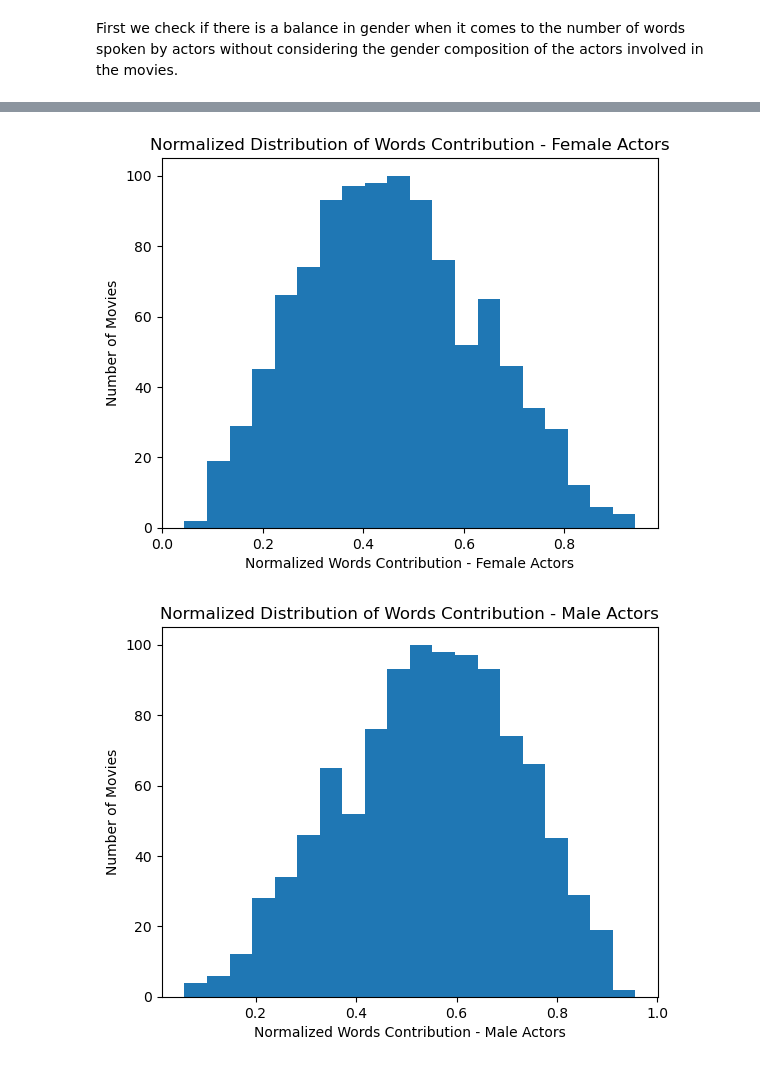
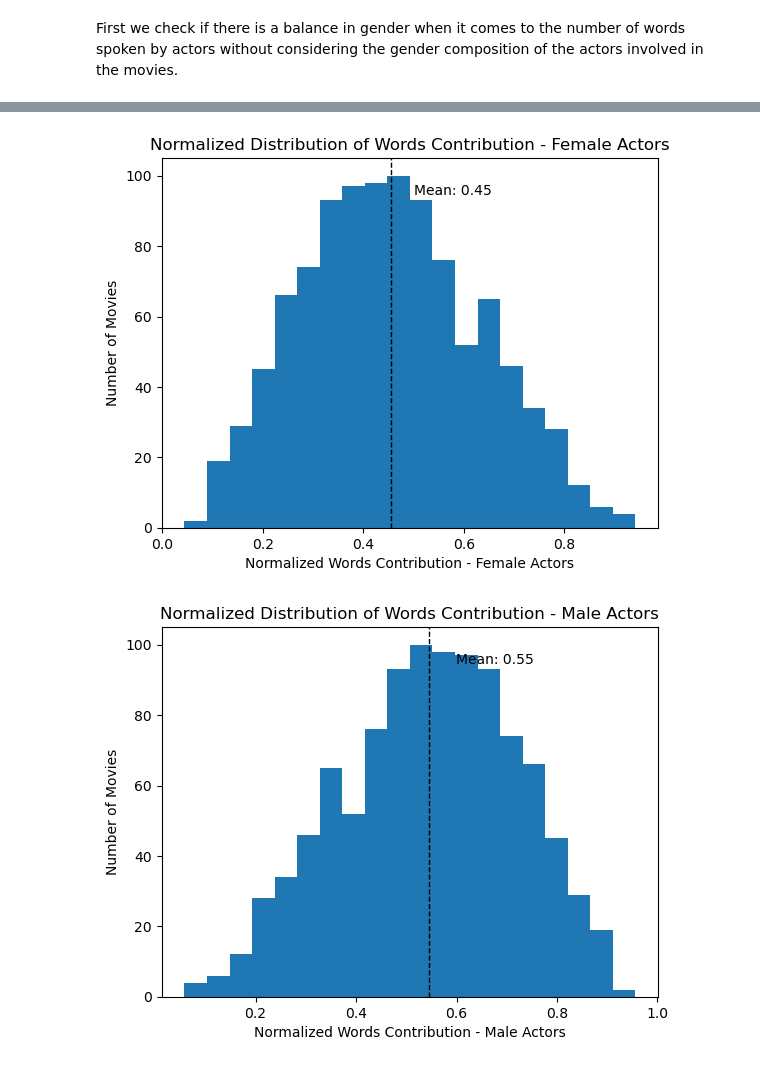
Before and after one commit to dininduviduneth/statistical-machine-learning-uu, a Jupyter notebook: data_analysis/da_dinindu_v1.ipynb, the cells around one changed output, grey strips where cells are left out. Cells and saved outputs as stored; diff of their text form; code cells hidden in the pictures.

```diff
--- a/data_analysis/da_dinindu_v1.ipynb
+++ b/data_analysis/da_dinindu_v1.ipynb
@@ -77,25 +79,25 @@ Then we check if there is a balance in gender when it comes to the number of wor
 # %%
 words_spoken_normalized = train[["Number words female", "Total words", "Number of words lead", "Number words male", "Number of male actors", "Number of female actors", "Lead"]]
 words_spoken_normalized.rename(columns = {"Number words female": "number_words_female", "Number words male": "number_words_male", "Number of words lead": "number_words_lead", "Total words": "total_words", "Number of male actors": "male_actors", "Number of female actors": "female_actors", "Lead": "lead"}, inplace = True)
 
 words_spoken_normalized["no_of_actors"] = words_spoken_normalized.male_actors + words_spoken_normalized.female_actors
 words_spoken_normalized["female_presence"] = words_spoken_normalized.female_actors / words_spoken_normalized.no_of_actors
 words_spoken_normalized["male_presence"] = words_spoken_normalized.male_actors / words_spoken_normalized.no_of_actors
 
 # Adding lead's word count to respective gender
 words_spoken_normalized.number_words_female = words_spoken_normalized.apply(lambda row : (row.number_words_female + row.number_words_lead) if row.lead == "Female" else row.number_words_female, axis = 1)
 words_spoken_normalized.number_words_male = words_spoken_normalized.apply(lambda row : (row.number_words_male + row.number_words_lead) if row.lead == "Male" else row.number_words_male, axis = 1)
 
 # Normalizing the words spoken based on presence
 words_spoken_normalized.number_words_female = words_spoken_normalized.apply(lambda row: (row.number_words_female / row.female_presence) if row.female_presence > 0 else row.number_of_female, axis = 1)
 words_spoken_normalized.number_words_male = words_spoken_normalized.apply(lambda row: (row.number_words_male / row.male_presence) if row.male_presence > 0 else row.number_of_male, axis = 1)
 
 # Calculating the percentage word contribution for each gender
 words_spoken_normalized["words_contribution_female"] = words_spoken_normalized.number_words_female / (words_spoken_normalized.number_words_female + words_spoken_normalized.number_words_male)
 words_spoken_normalized["words_contribution_male"] = words_spoken_normalized.number_words_male / (words_spoken_normalized.number_words_female + words_spoken_normalized.number_words_male)
 
-draw_histogram(words_spoken_normalized.words_contribution_female, 20, "Normalized Words Contribution - Female Actors", "Number of Movies", "Normalized Distribution of Words Contribution - Female Actors")
-draw_histogram(words_spoken_normalized.words_contribution_male, 20, "Normalized Words Contribution - Male Actors", "Number of Movies", "Normalized Distribution of Words Contribution - Male Actors")
+draw_histogram(words_spoken_normalized.words_contribution_female, 20, "Normalized Words Contribution - Female Actors", "Number of Movies", "Normalized Distribution of Words Contribution - Female Actors", True)
+draw_histogram(words_spoken_normalized.words_contribution_male, 20, "Normalized Words Contribution - Male Actors", "Number of Movies", "Normalized Distribution of Words Contribution - Male Actors", True)
 # %% [output]
-[figure, old version]
+[figure, new version]
-[figure, old version]
+[figure, new version]
```
Also changed, not shown: parts of 14 cells of this notebook, 1 other file.
